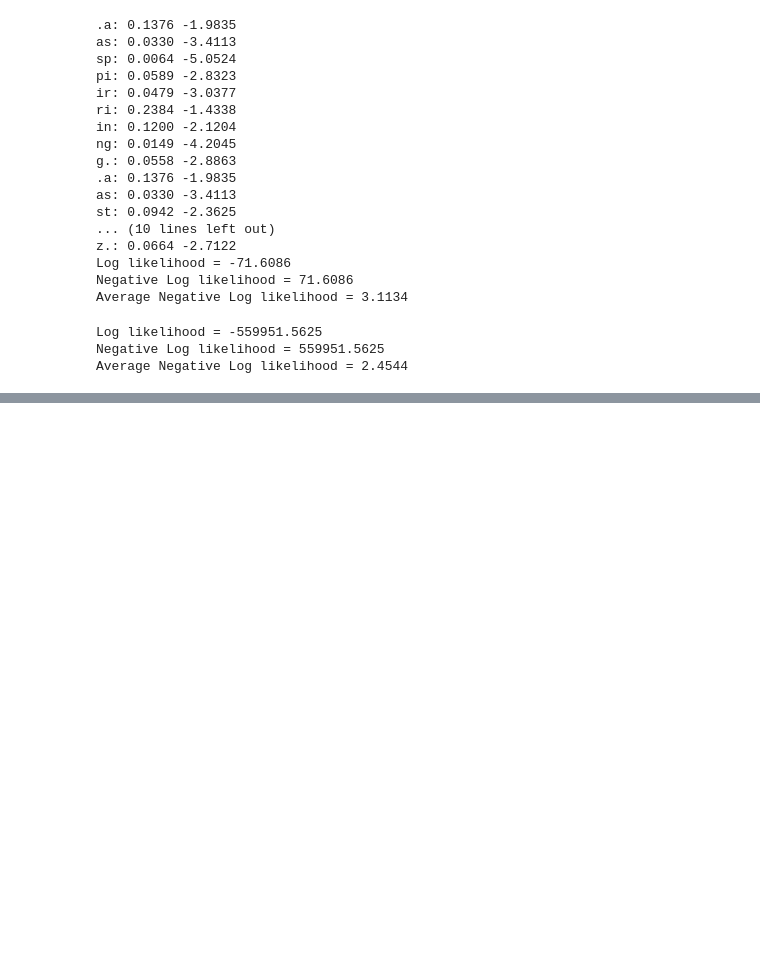
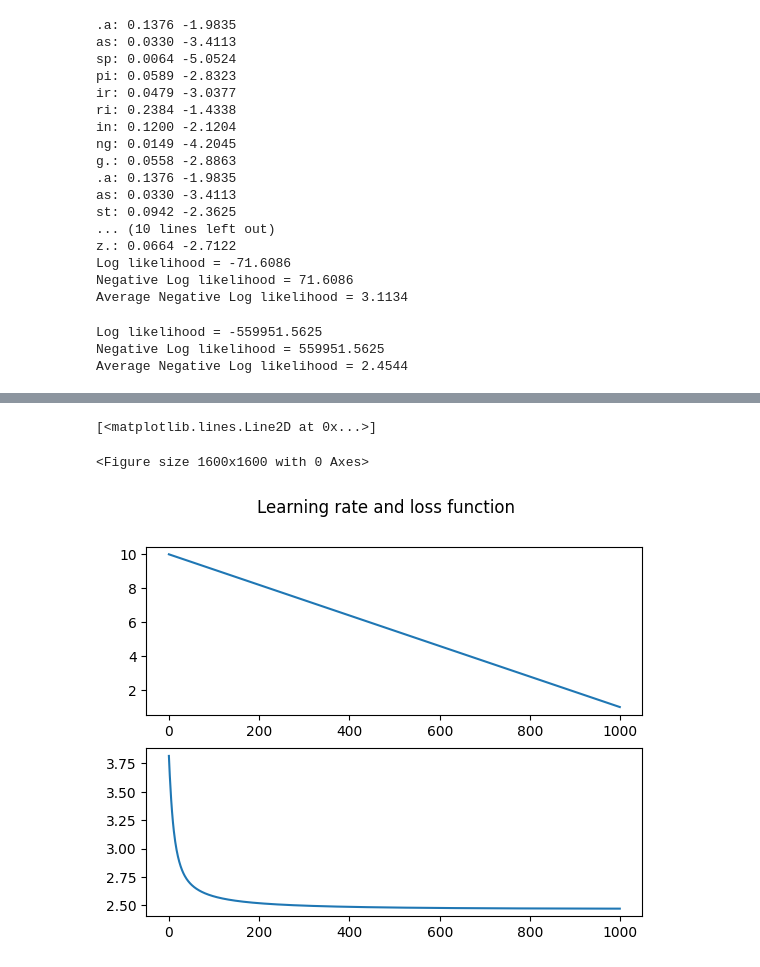
Before and after one commit to aspiringastro/makemore, a Jupyter notebook: build_makemore.ipynb, the cells around one changed output, grey strips where cells are left out. Cells and saved outputs as stored; diff of their text form; code cells hidden in the pictures; blank space fills up the shorter version.

Commit message:
27-neuron based NN for bigram

```diff
--- a/build_makemore.ipynb
+++ b/build_makemore.ipynb
@@ -294,0 +383,3 @@ Average Negative Log likelihood = 2.4544
+# %%
+#randomly initialize 27 neurons' weights. Each neuron receives 27 inputs
+W = torch.randn((27,27), generator=g, requires_grad=True)
@@ -294,0 +403,32 @@ Average Negative Log likelihood = 2.4544
+# %%
+# putting it all together
+
+#initialize
+#randomly initialize 27 neurons' weights. Each neuron receives 27 inputs
+W = torch.randn((27,27), generator=g, requires_grad=True)
+
+losses = []
+lrate = []
+learning_rate = 1
+max_iterations = 1000
+for k in range(max_iterations):
+    # Forward pass
+    xenc = F.one_hot(xs, num_classes=27).float()
+    logits = xenc @ W # predict log-counts
+    counts = logits.exp() # exp to get counts, equivalent to probability N matrix above
+    probs = counts / counts.sum(1, keepdims = True) # probabilities for the next character
+    loss = -probs[torch.arange(xs.shape[0]), ys].log().mean()
+
+    #backward pass
+    W.grad = None # efficiently set the gradients to zero.
+    loss.backward()
+
+    #update gradients
+    W.data += -(10*learning_rate) * W.grad
+
+    #update learning rate
+    learning_rate  = 1 - 0.9*k/max_iterations
+    lrate.append(10*learning_rate)
+    losses.append(loss.item())
+
+print(f'\nloss : {losses[-1]}')
@@ -294,0 +437,10 @@ Average Negative Log likelihood = 2.4544
+# %%
+plt.figure(figsize=(16,16))
+fig, axs = plt.subplots(2)
+fig.suptitle('Learning rate and loss function')
+axs[0].plot(lrate)
+axs[1].plot(losses)
+# %% [output]
+[<matplotlib.lines.Line2D at 0x...>]
+<Figure size 1600x1600 with 0 Axes>
+[figure, added]
```
Also changed, not shown: parts of 12 cells of this notebook.
